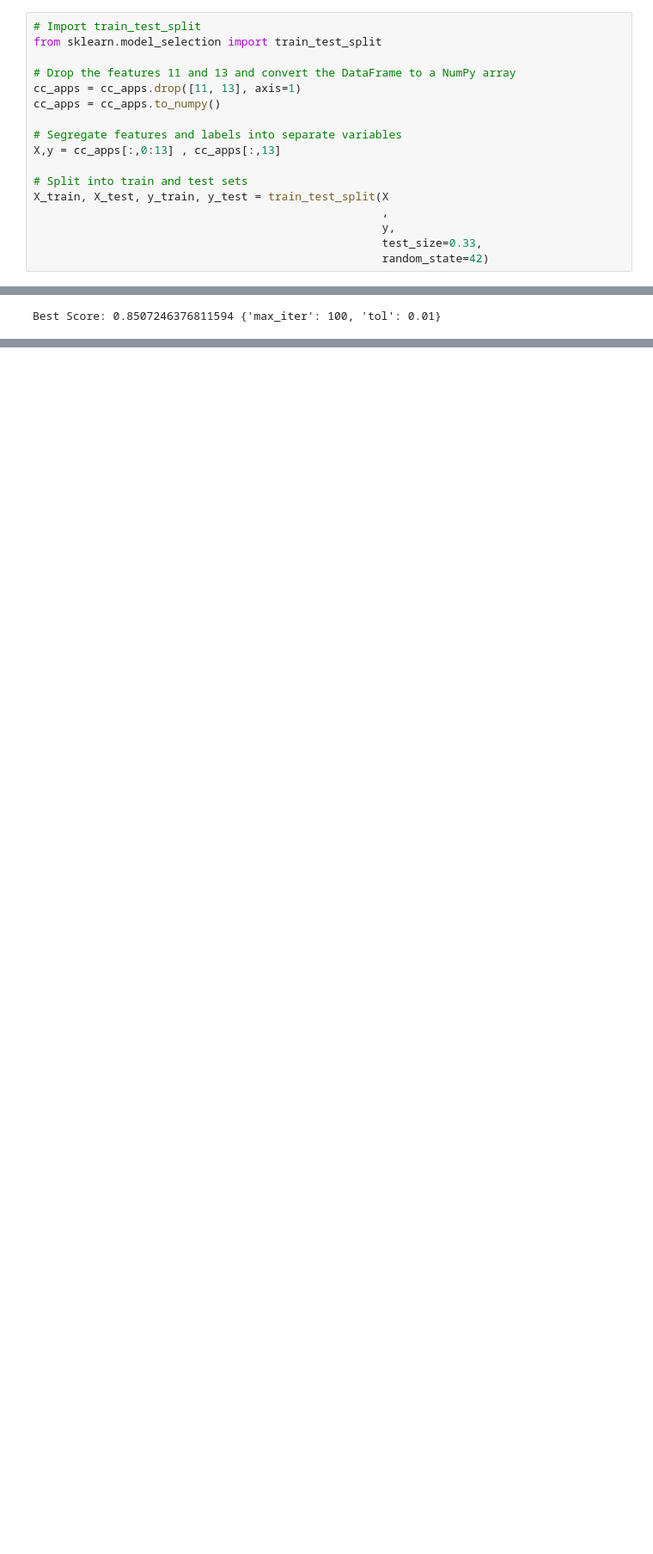
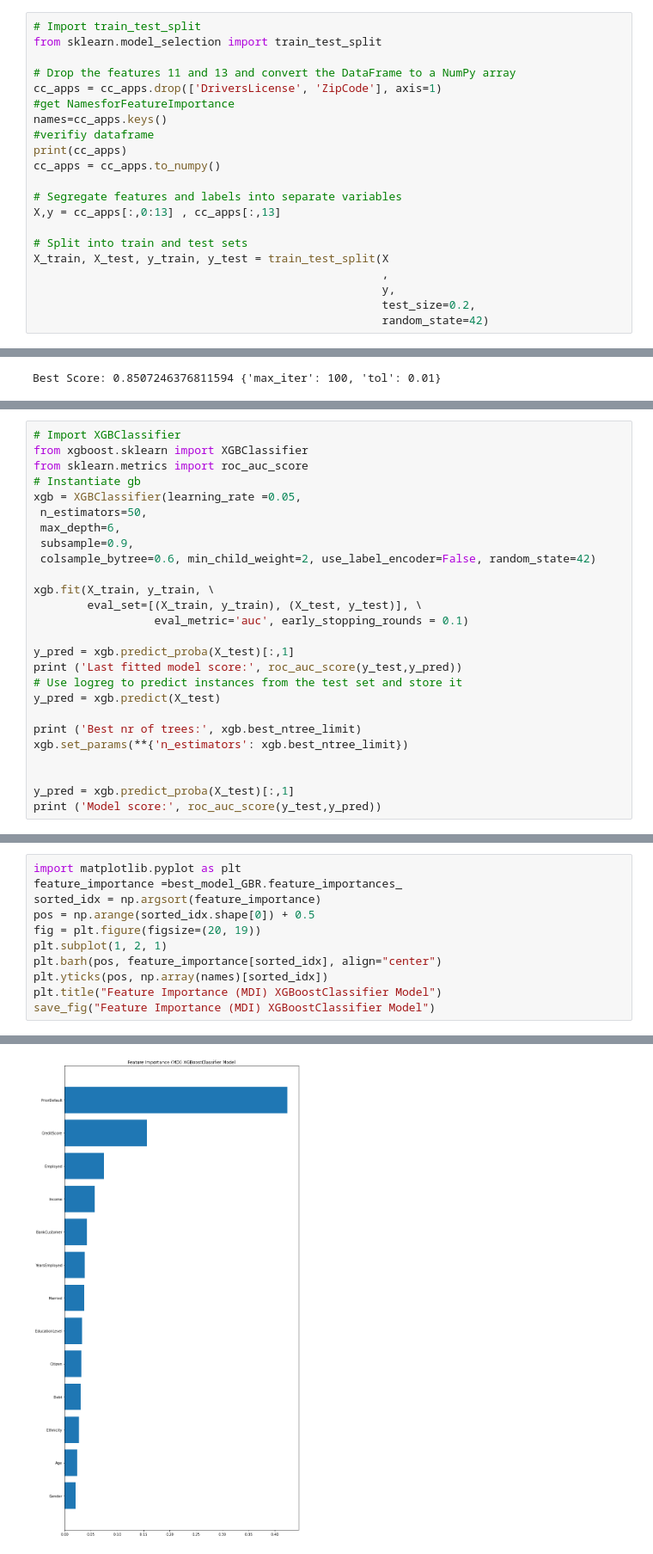
Before and after one commit to BengeanAdrian/ProiecteML, a Jupyter notebook: Predicting Credit Card Approvals/notebook.ipynb, the cells around one changed output, grey strips where cells are left out. Shown: that part at 86% size. Drawn from its saved outputs; the diff is of its cells as text; blank space fills up the shorter version.

```diff
--- a/Predicting Credit Card Approvals/notebook.ipynb
+++ b/Predicting Credit Card Approvals/notebook.ipynb
@@ -233,7 +282,11 @@ for col in cc_apps.columns.to_numpy():
 from sklearn.model_selection import train_test_split
 
 # Drop the features 11 and 13 and convert the DataFrame to a NumPy array
-cc_apps = cc_apps.drop([11, 13], axis=1)
+cc_apps = cc_apps.drop(['DriversLicense', 'ZipCode'], axis=1)
+#get NamesforFeatureImportance
+names=cc_apps.keys()
+#verifiy dataframe
+print(cc_apps)
 cc_apps = cc_apps.to_numpy()
 
 # Segregate features and labels into separate variables
@@ -243,5 +296,5 @@ X,y = cc_apps[:,0:13] , cc_apps[:,13]
 X_train, X_test, y_train, y_test = train_test_split(X
                                                     ,
                                                     y,
-                                                    test_size=0.33,
+                                                    test_size=0.2,
                                                     random_state=42)
@@ -337,0 +437,26 @@ Best Score: 0.8507246376811594 {'max_iter': 100, 'tol': 0.01}
+# %%
+# Import XGBClassifier
+from xgboost.sklearn import XGBClassifier
+from sklearn.metrics import roc_auc_score
+# Instantiate gb
+xgb = XGBClassifier(learning_rate =0.05,
+ n_estimators=50,
+ max_depth=6,
+ subsample=0.9,
+ colsample_bytree=0.6, min_child_weight=2, use_label_encoder=False, random_state=42)
+
+xgb.fit(X_train, y_train, \
+        eval_set=[(X_train, y_train), (X_test, y_test)], \
+                  eval_metric='auc', early_stopping_rounds = 0.1)
+
+y_pred = xgb.predict_proba(X_test)[:,1]
+print ('Last fitted model score:', roc_auc_score(y_test,y_pred))
+# Use logreg to predict instances from the test set and store it
+y_pred = xgb.predict(X_test)
+
+print ('Best nr of trees:', xgb.best_ntree_limit)
+xgb.set_params(**{'n_estimators': xgb.best_ntree_limit})
+
+
+y_pred = xgb.predict_proba(X_test)[:,1]
+print ('Model score:', roc_auc_score(y_test,y_pred))
@@ -337,0 +557,12 @@ Best Score: 0.8507246376811594 {'max_iter': 100, 'tol': 0.01}
+# %%
+import matplotlib.pyplot as plt
+feature_importance =best_model_GBR.feature_importances_
+sorted_idx = np.argsort(feature_importance)
+pos = np.arange(sorted_idx.shape[0]) + 0.5
+fig = plt.figure(figsize=(20, 19))
+plt.subplot(1, 2, 1)
+plt.barh(pos, feature_importance[sorted_idx], align="center")
+plt.yticks(pos, np.array(names)[sorted_idx])
+plt.title("Feature Importance (MDI) XGBoostClassifier Model")
+save_fig("Feature Importance (MDI) XGBoostClassifier Model")
+# %% [output]
@@ -337,0 +570 @@ Best Score: 0.8507246376811594 {'max_iter': 100, 'tol': 0.01}
+[figure, added]
```
Also changed, not shown: parts of 19 cells of this notebook, 17 other files.
